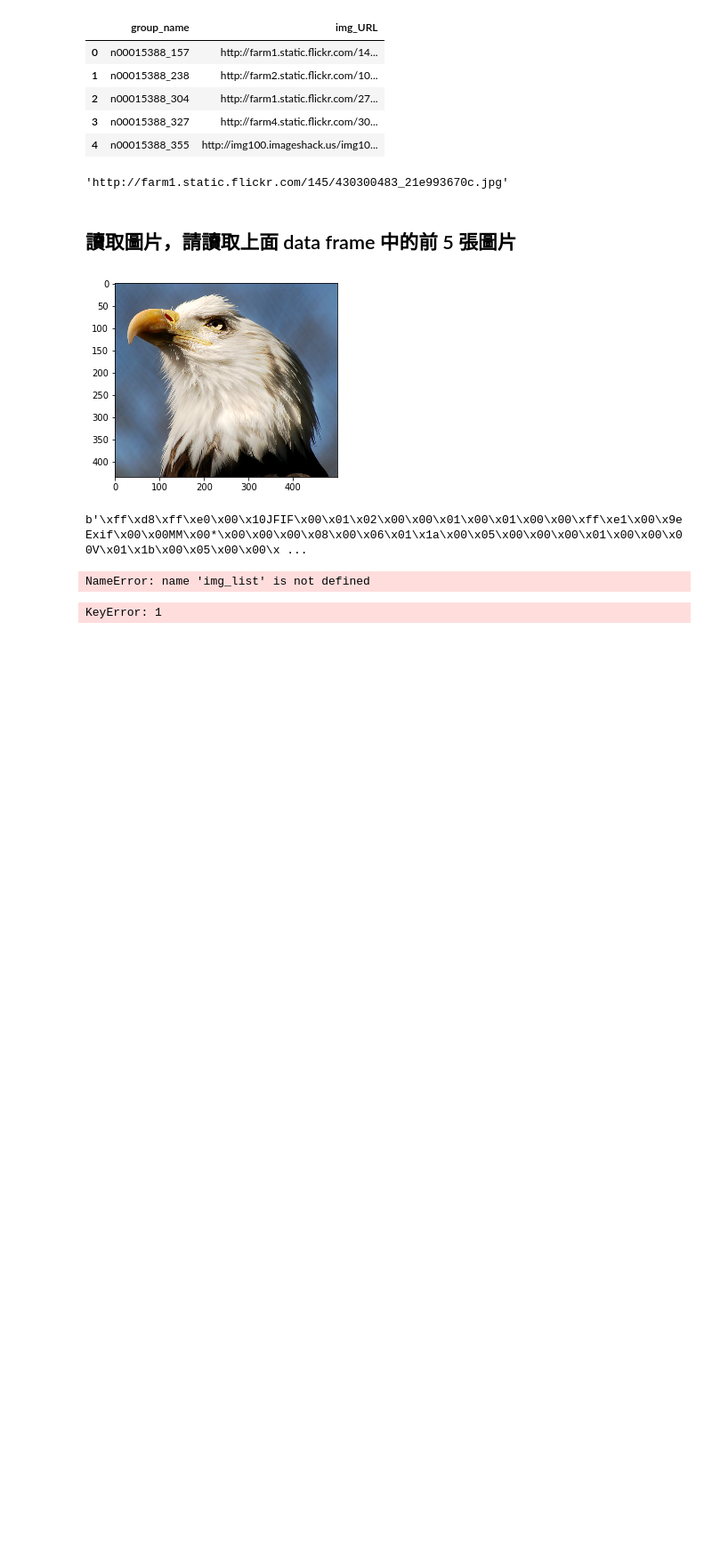
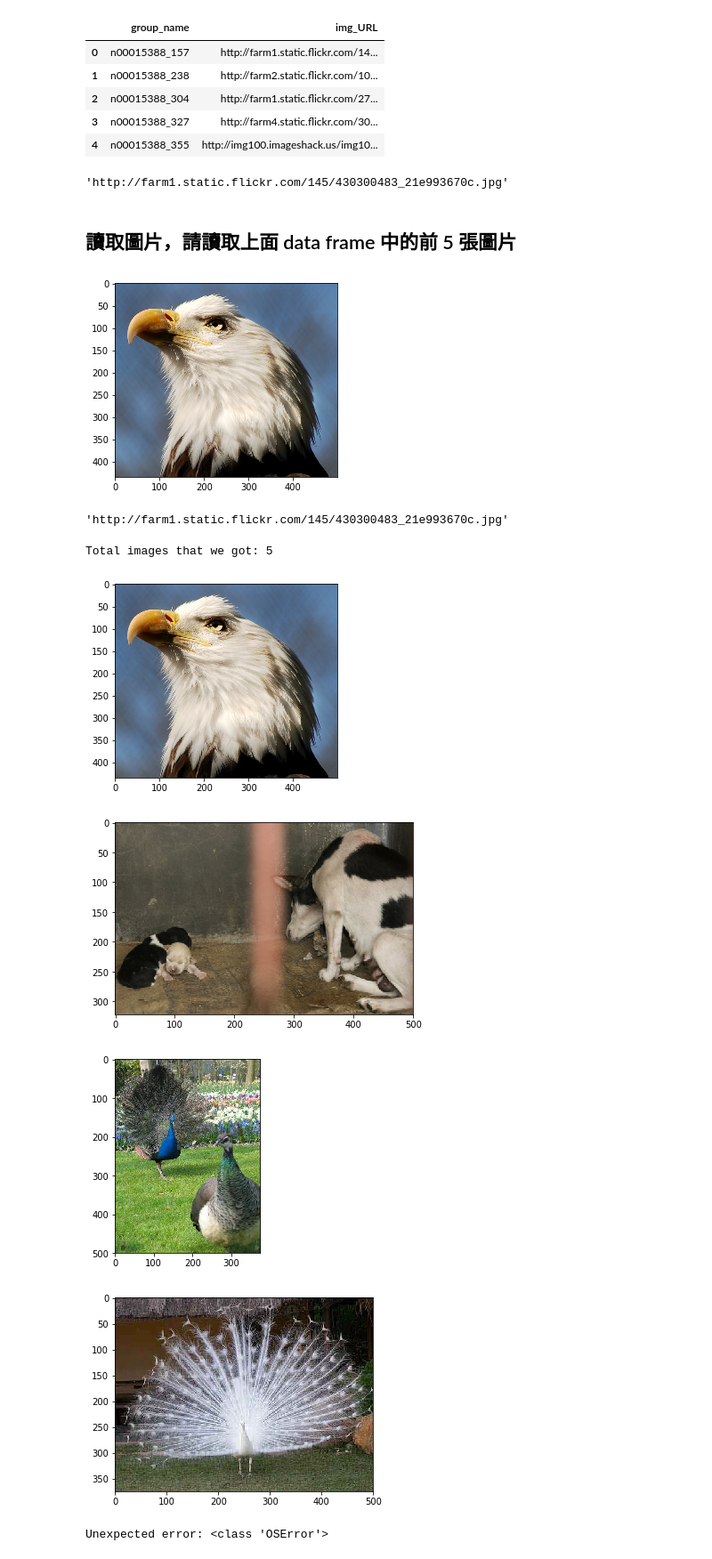
Before and after one commit to j0987834204/2nd-ML100Days, a Jupyter notebook: homework/Day_003-2_HW.ipynb, the cells around one changed output. Shown: that part at 89% size. Saved outputs shown, nothing was run; the diff lists cells and outputs as text; code cells hidden in the pictures; blank space fills up the shorter version.

```diff
--- a/homework/Day_003-2_HW.ipynb
+++ b/homework/Day_003-2_HW.ipynb
@@ -78,10 +78,10 @@ plt.imshow(img)
 plt.show()
 # %% [output]
 [figure]
-# %%
-response.content
-# %% [output]
-b'\xff\xd8\xff\xe0\x00\x10JFIF\x00\x01\x02\x00\x00\x01\x00\x01\x00\x00\xff\xe1\x00\x9eExif\x00\x00MM\x00*\x00\x00\x00\x08\x00\x06\x01\x1a\x00\x05\x00\x00\x00\x01\x00\x00\x00V\x01\x1b\x00\x05\x00\x00\x ...
+# %%
+first_link
+# %% [output]
+'http://farm1.static.flickr.com/145/430300483_21e993670c.jpg'
 # %%
 def img2arr_fromURLs(url_list, resize = False):
     """
@@ -93,21 +93,33 @@ def img2arr_fromURLs(url_list, resize = False):
         - list of array
     """
     img_list = []
+    url_list = list(url_list)
 
-    response = requests.get(url_list)
-    img_list.append(response.content)
+    for url in url_list:
+        try:
+            response = requests.get(url)
+            img_list.append(response.content)
+        except Exception as e:
+            print('Reason:', e)
 
     return img_list
-# %%
-result = img2arr_fromURLs(df[0:5][1].values)
-# %% [output]
-NameError: name 'img_list' is not defined
 # %%
-result = img2arr_fromURLs(df[0:5][1].values)
+import sys
+
+result = img2arr_fromURLs(df.img_URL[0:5])
 print("Total images that we got: %i " % len(result)) # 如果不等於 5, 代表有些連結失效囉
 
 for im_get in result:
-    plt.imshow(im_get)
-    plt.show()
+    try:
+        img = Image.open(BytesIO(im_get))
+        plt.imshow(img)
+        plt.show()
+    except:
+        print("Unexpected error:", sys.exc_info()[0])
 # %% [output]
-KeyError: 1
+Total images that we got: 5
+[figure, added]
+[figure, added]
+[figure, added]
+[figure, added]
+Unexpected error: <class 'OSError'>
```
Also changed, not shown: 1 other file.
